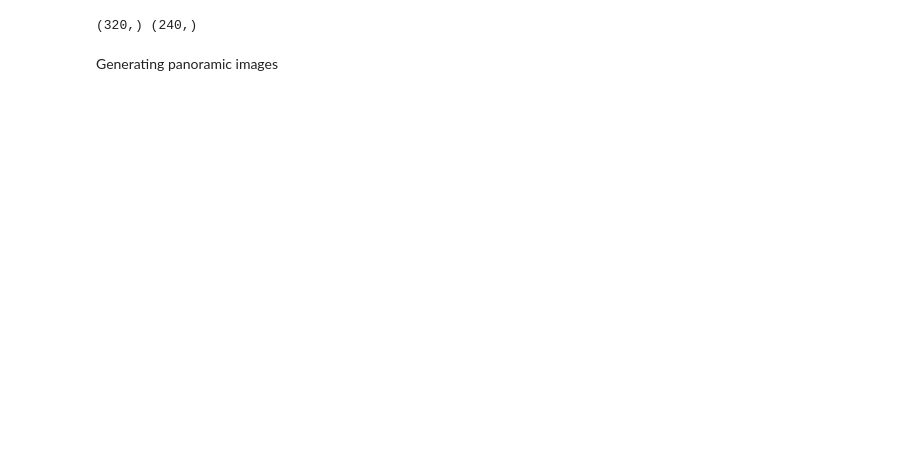
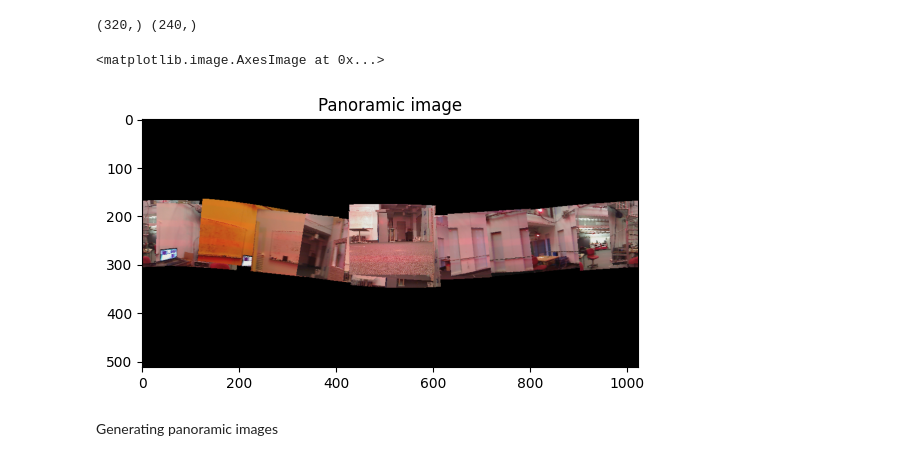
Before and after one commit to pedramaghazadeh/ECE276a, a Jupyter notebook: ECE276A_PR1/part2.ipynb, the cells around one changed output. Saved outputs shown, nothing was run; the diff lists cells and outputs as text; code cells hidden in the pictures; blank space fills up the shorter version.

Commit message:
Panoramic added

```diff
--- a/ECE276A_PR1/part2.ipynb
+++ b/ECE276A_PR1/part2.ipynb
@@ -67,8 +122,8 @@ print(len(rots), len(camd["cam"]))
 height, width = 240, 320
 fov_x, fov_y = 60, 45
 
-angles_x = np.linspace(90 - fov_x / 2, 90 + fov_x / 2, width) * np.pi / 180
-angles_y = np.linspace(90 - fov_y / 2, 90 + fov_y / 2, height) * np.pi / 180
+angles_x = np.linspace(90 - (fov_x / 2), 90 + (fov_x / 2), width) * np.pi / 180
+angles_y = np.linspace(90 - (fov_y / 2), 90 + (fov_y / 2), height) * np.pi / 180
 
 print(angles_x.shape, angles_y.shape)
 # %% [output]
@@ -85,9 +140,48 @@ for i in range(width):
     trigs[:, i, 3] = np.sin(angles_y)
 # %%
 cartesian = np.ones((height, width, 3))
-cartesian[:, :, 0] = np.multiply(trigs[:, :, 0], trigs[:, :, 3])
-cartesian[:, :, 1] = np.multiply(trigs[:, :, 1], trigs[:, :, 3])
+cartesian[:, :, 0] = np.multiply(trigs[:, :, 3], trigs[:, :, 1])
+cartesian[:, :, 1] = np.multiply(trigs[:, :, 3], trigs[:, :, 0])
 cartesian[:, :, 2] = trigs[:, :, 2]
+# %%
+panoramic_width = 1024  # Output panorama width
+panoramic_height = 512  # Output panorama height
+
+final_img = np.zeros((panoramic_height, panoramic_width, 3), dtype=np.uint8)
+step = 30
+
+
+for i in tqdm(range(0, len(rots), step)):
+    rotated_cartesian = np.dot(cartesian, rots[i])
+    # No need to normalize by dividing by the norms
+    # norms = np.linalg.norm(rotated_cartesian, axis=2)
+
+    # Azimuth
+    theta = np.arctan2(rotated_cartesian[:, :, 1], rotated_cartesian[:, :, 0]) # theta in [-pi, pi]
+    # Elevation
+    phi = np.arccos(rotated_cartesian[:, :, 2]) # phi in [0, pi]
+
+    # Normalize to the image size
+    # From 2pi to panoramic_width
+    u = ((theta + np.pi) / (2 * np.pi)) * panoramic_width
+    # From pi to panoramic_height
+    v = (phi / np.pi) * panoramic_height
+
+    u = u.astype(np.int32)
+    v = v.astype(np.int32)
+
+    # print(u[0][0], v[0][0])
+
+    for x in range(width):
+        for y in range(height):
+            final_img[v[y][x]][u[y][x]]= camd["cam"][y, x, :, i]
+
+    # del spherical
+plt.title("Panoramic image")
+plt.imshow(final_img)
+# %% [output]
+<matplotlib.image.AxesImage at 0x...>
+[figure, added]
 # %% [markdown]
 Generating panoramic images
 # %%
```
Also changed, not shown: parts of 11 cells of this notebook.
